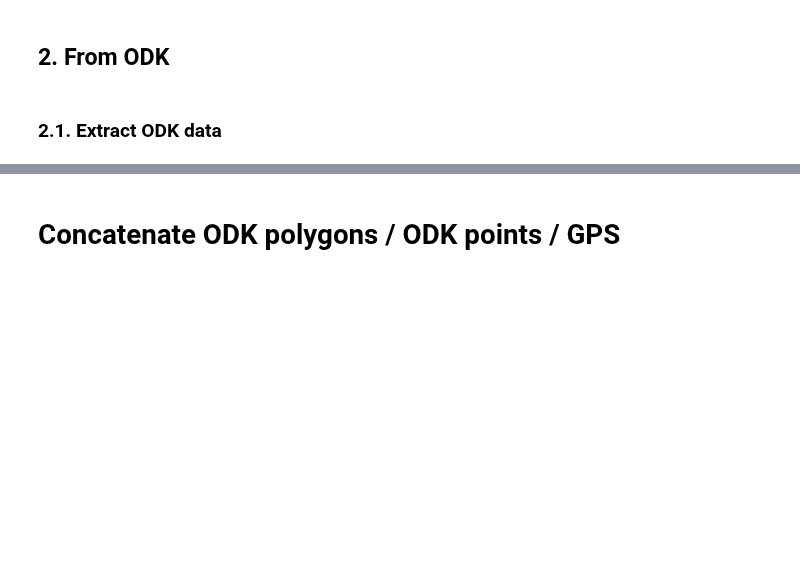
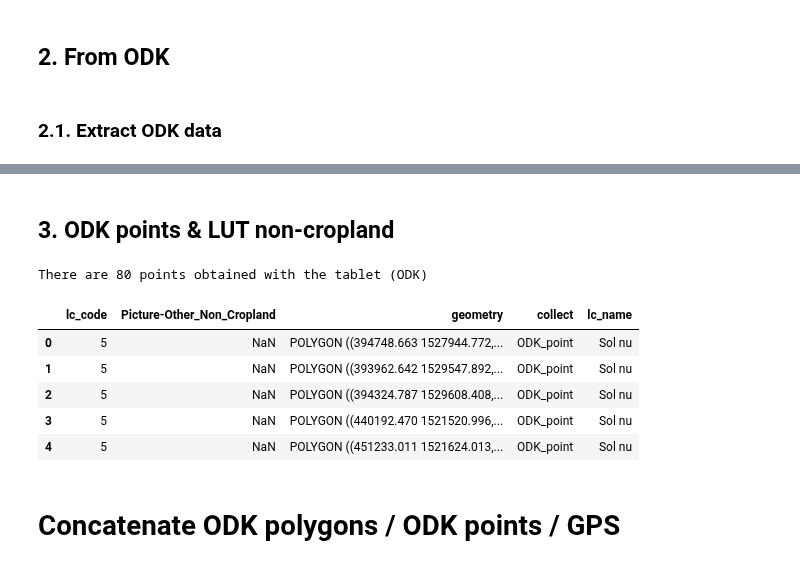
Before and after one commit to nicolasdeffense/eo-toolbox, a Jupyter notebook: notebooks_working/EOStat/clean_in_situ_senegal.ipynb, the cells around one changed output, grey strips where cells are left out. Drawn from its saved outputs; the diff is of its cells as text; code cells hidden in the pictures; blank space fills up the shorter version.

```diff
--- a/notebooks_working/EOStat/clean_in_situ_senegal.ipynb
+++ b/notebooks_working/EOStat/clean_in_situ_senegal.ipynb
@@ -429,3 +405,21 @@ NameError: name 'odk_crop_df' is not defined
+# %% [markdown]
+## 3. ODK points & LUT non-cropland
+# %%
+odk_nc_all_gdf = odk_nc_gdf.merge(lut_non_crop_df, on='lc_code')
+
+print(f'There are {len(odk_nc_all_gdf)} points obtained with the tablet (ODK)')
+
+odk_nc_all_gdf.to_file(filename=odk_non_crop_shp_output)
+
+odk_nc_all_gdf.head()
+# %% [output]
+There are 80 points obtained with the tablet (ODK)
+|  | lc_code | Picture-Other_Non_Cropland | geometry | collect | lc_name |
+| 0 | 5 | NaN | POLYGON ((394748.663 1527944.772,... | ODK_point | Sol nu |
+| 1 | 5 | NaN | POLYGON ((393962.642 1529547.892,... | ODK_point | Sol nu |
+| 2 | 5 | NaN | POLYGON ((394324.787 1529608.408,... | ODK_point | Sol nu |
+| 3 | 5 | NaN | POLYGON ((440192.470 1521520.996,... | ODK_point | Sol nu |
+| 4 | 5 | NaN | POLYGON ((451233.011 1521624.013,... | ODK_point | Sol nu |
 # %% [markdown]
 # Concatenate ODK polygons / ODK points / GPS
 # %%
```
Also changed, not shown: parts of 22 cells of this notebook, 1 other file.
